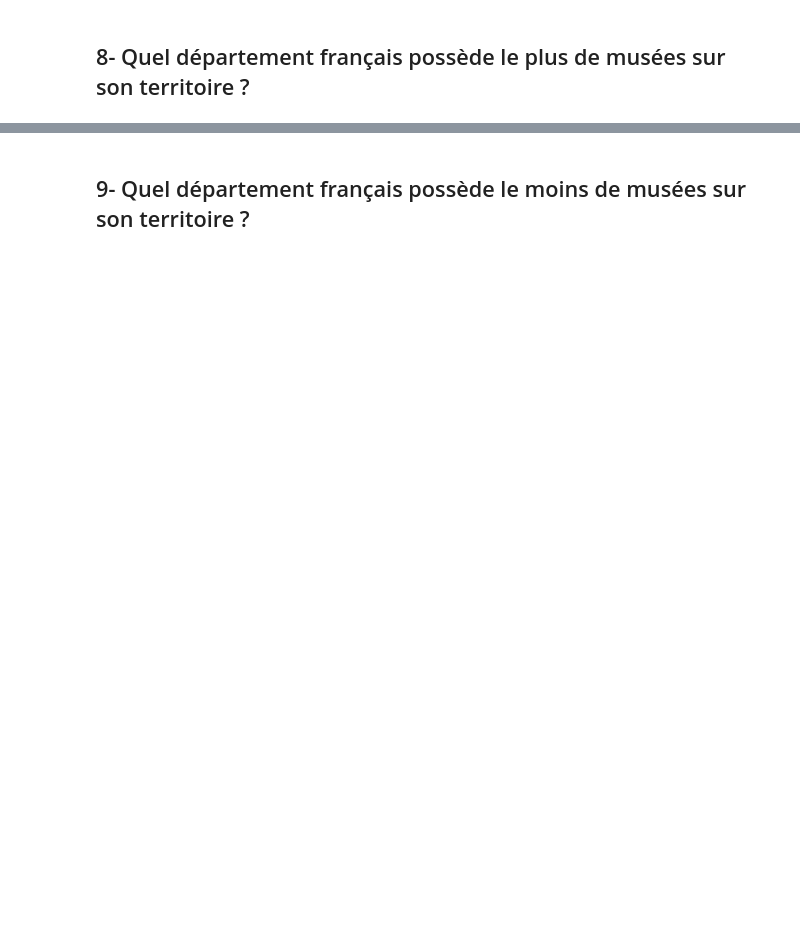
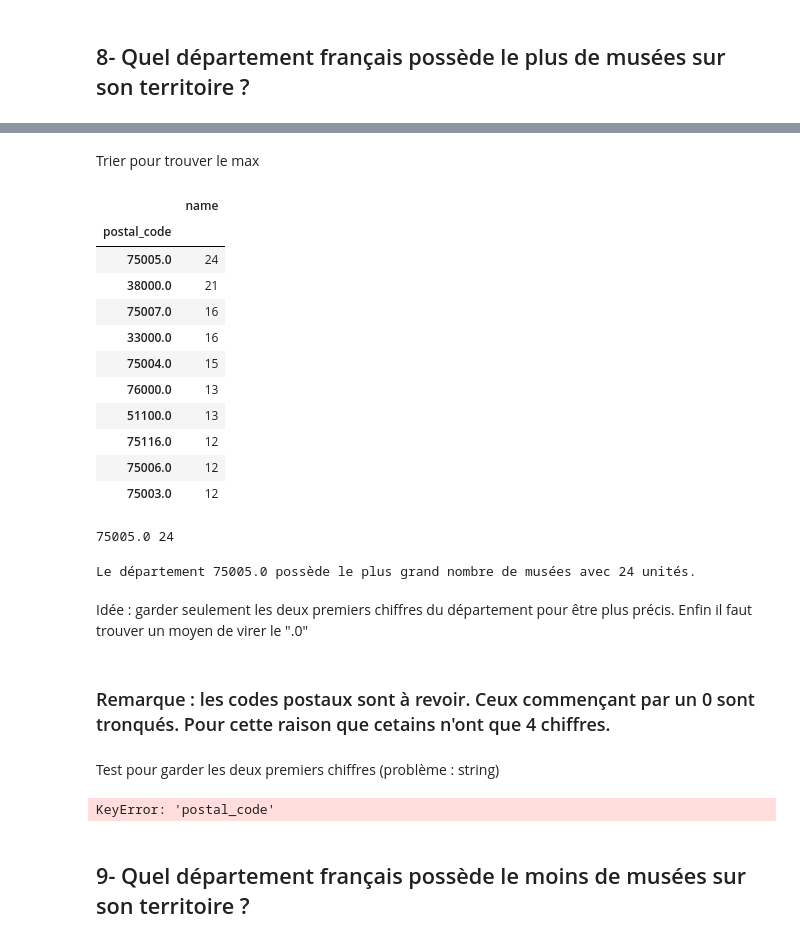
Before and after one commit to FrancisLGZ/MuseumData, a Jupyter notebook: exoMusees.ipynb, the cells around one changed output, grey strips where cells are left out. Saved outputs shown, nothing was run; the diff lists cells and outputs as text; code cells hidden in the pictures; blank space fills up the shorter version.

```diff
--- a/exoMusees.ipynb
+++ b/exoMusees.ipynb
@@ -174,2 +253,43 @@ len(cityMuseumName)
+# %% [markdown]
+Trier pour trouver le max
+# %%
+postalSorted = postalMuseum.sort_values(["name", "postal_code"], ascending=False)
+
+postalSorted.head(10)
+# %% [output]
+|  | name |
+| postal_code |  |
+| 75005.0 | 24 |
+| 38000.0 | 21 |
+| 75007.0 | 16 |
+| 33000.0 | 16 |
+| 75004.0 | 15 |
+| 76000.0 | 13 |
+| 51100.0 | 13 |
+| 75116.0 | 12 |
+| 75006.0 | 12 |
+| 75003.0 | 12 |
+# %%
+postalCodeMax = postalSorted.index[0]
+PostalMax = postalSorted.iloc[0, 0]
+
+print(postalCodeMax, PostalMax)
+# %% [output]
+75005.0 24
+# %%
+print("Le département",postalCodeMax, "possède le plus grand nombre de musées avec", PostalMax, "unités.")
+# %% [output]
+Le département 75005.0 possède le plus grand nombre de musées avec 24 unités.
+# %% [markdown]
+Idée : garder seulement les deux premiers chiffres du département pour être plus précis. Enfin il faut trouver un moyen de virer le ".0"
+# %% [markdown]
+### Remarque : les codes postaux sont à revoir. Ceux commençant par un 0 sont tronqués. Pour cette raison que cetains n'ont que 4 chiffres.
+# %% [markdown]
+Test pour garder les deux premiers chiffres (problème : string)
+# %%
+postalSorted['dpt'] = postalSorted['postal_code'].str[:2]
+postalSorted.head(10)
+# %% [output]
+KeyError: 'postal_code'
 # %% [markdown]
 ## 9- Quel département français possède le moins de musées sur son territoire ?
```
Also changed, not shown: parts of 23 cells of this notebook.
